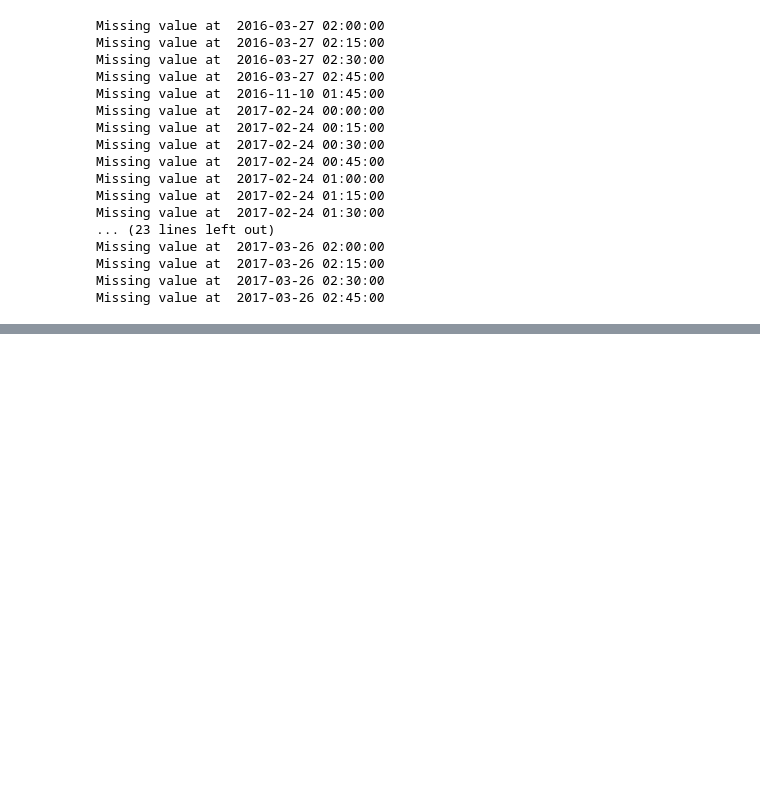
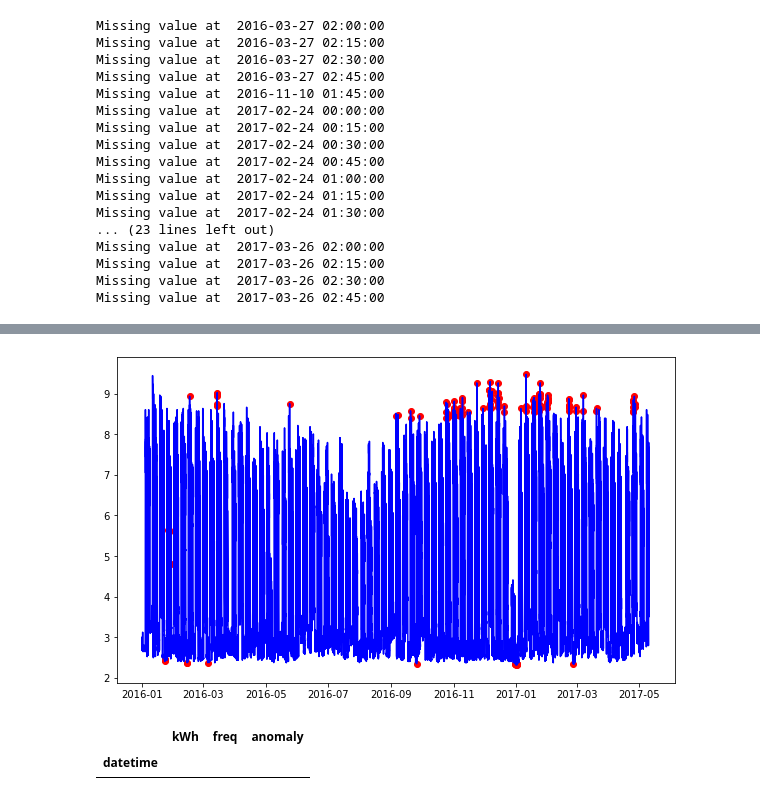
Before and after one commit to nidDrBiglr/energy-hackdays-anomaly-detection, a Jupyter notebook: anomaly-detection-model/15 - ML - Anomaly Detection in Smart Meter Data - Monte-Carlo.ipynb, the cells around one changed output, grey strips where cells are left out. Cells and saved outputs as stored; diff of their text form; code cells hidden in the pictures; blank space fills up the shorter version.

Commit message:
plot and small fixes

```diff
--- a/anomaly-detection-model/15 - ML - Anomaly Detection in Smart Meter Data - Monte-Carlo.ipynb
+++ b/anomaly-detection-model/15 - ML - Anomaly Detection in Smart Meter Data - Monte-Carlo.ipynb
@@ -92,7 +84,7 @@ df.head()
 # %%
 for index,row in df.iterrows():
     if index in data.index:
-        df.loc[index]['reading'] = data.loc[index]['reading']
+        df.loc[index]['kWh'] = data.loc[index]['kWh']
     else:
         print('Missing value at ', index)
 # %% [output]
@@ -113,8 +105,3 @@ Missing value at  2017-03-26 02:00:00
 Missing value at  2017-03-26 02:15:00
 Missing value at  2017-03-26 02:30:00
 Missing value at  2017-03-26 02:45:00
-# %%
-for index, row in df.iterrows():
-    val = row['reading']
-    if val == np.nan:
-        print('Missing value at ', index)
@@ -121,20 +118,24 @@ for index, row in df.iterrows():
 # %%
+
 df['freq'] = 0
+df['anomaly'] = 0
 appr = cl.defaultdict(float)
 count = 0
-alert_threshold = 0.0002
+alert_threshold = 0.0005
 
 for index, row in df.iterrows():
-    val = row['reading']
+    val = row['kWh']
     if pd.isna(val):
         print('Missing value at ', index)
+        df.loc[index,'anomaly']= 1
     else:
         count += 1
         if val in appr:
             appr[val] += 1
         else:
             appr[val] = 1
-        row['freq'] = appr[val]/count
-        if row['freq'] < alert_threshold:
+        df.loc[index,'freq'] = appr[val]/count
+        if df.loc[index,'freq'] < alert_threshold:
             print('Anomolous value at ', index)
+            df.loc[index,'anomaly']= 1
 # %% [output]
@@ -157,0 +159,14 @@ Anomolous value at  2017-04-26 11:15:00
+# %%
+plotdf = df.reset_index()
+fig, ax = plt.subplots(figsize=(10,6))
+a = plotdf.loc[plotdf['anomaly'] == 1, ['datetime', 'kWh']] #anomaly
+ax.plot(plotdf['datetime'], plotdf['kWh'], color='blue')
+ax.scatter(a['datetime'], a['kWh'], color='red')
+plt.show();
+# %% [output]
+[figure, added]
+# %%
+df[df['anomaly'] == 1]
+# %% [output]
+|  | kWh | freq | anomaly |
+| datetime |  |  |  |
```
Also changed, not shown: parts of 5 cells of this notebook.
